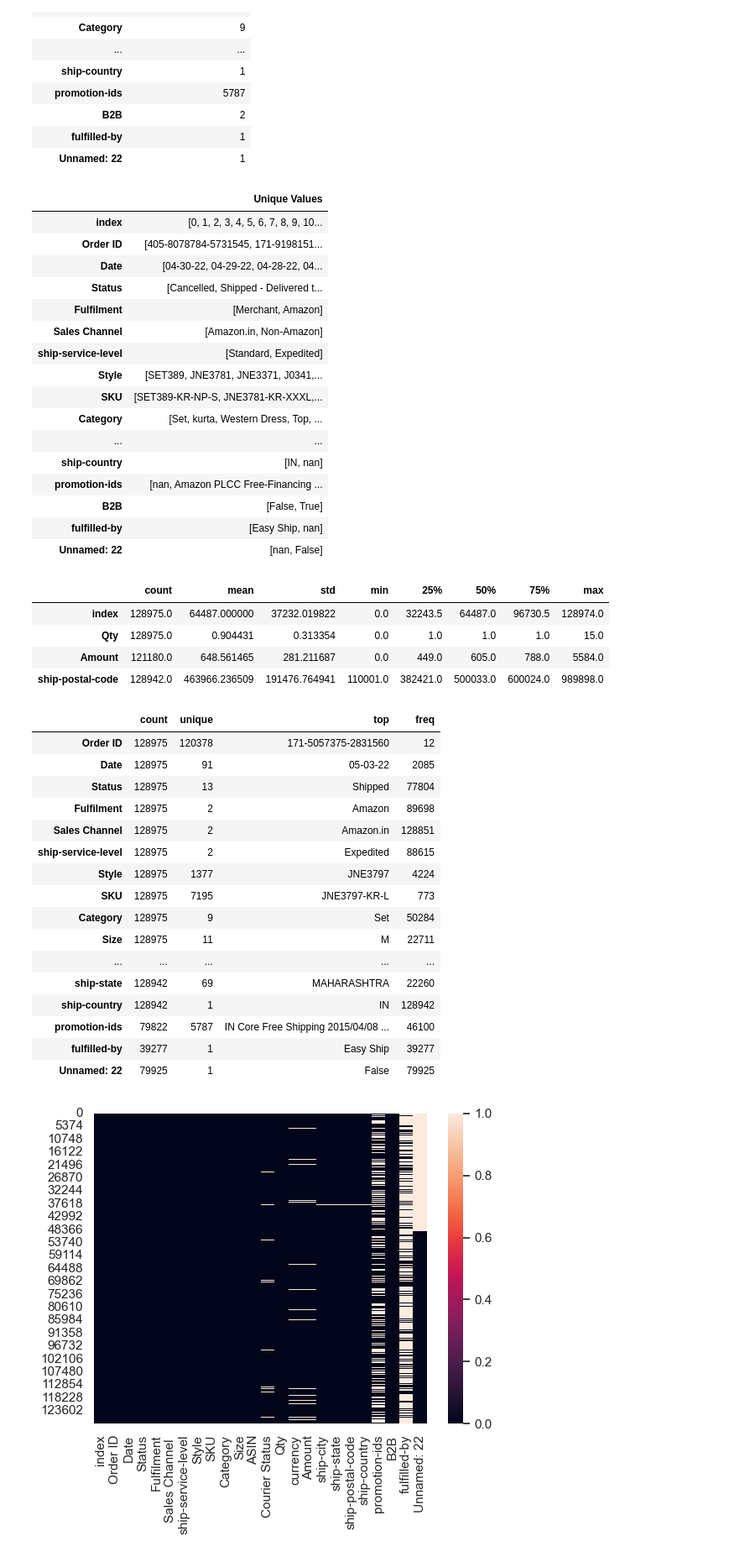
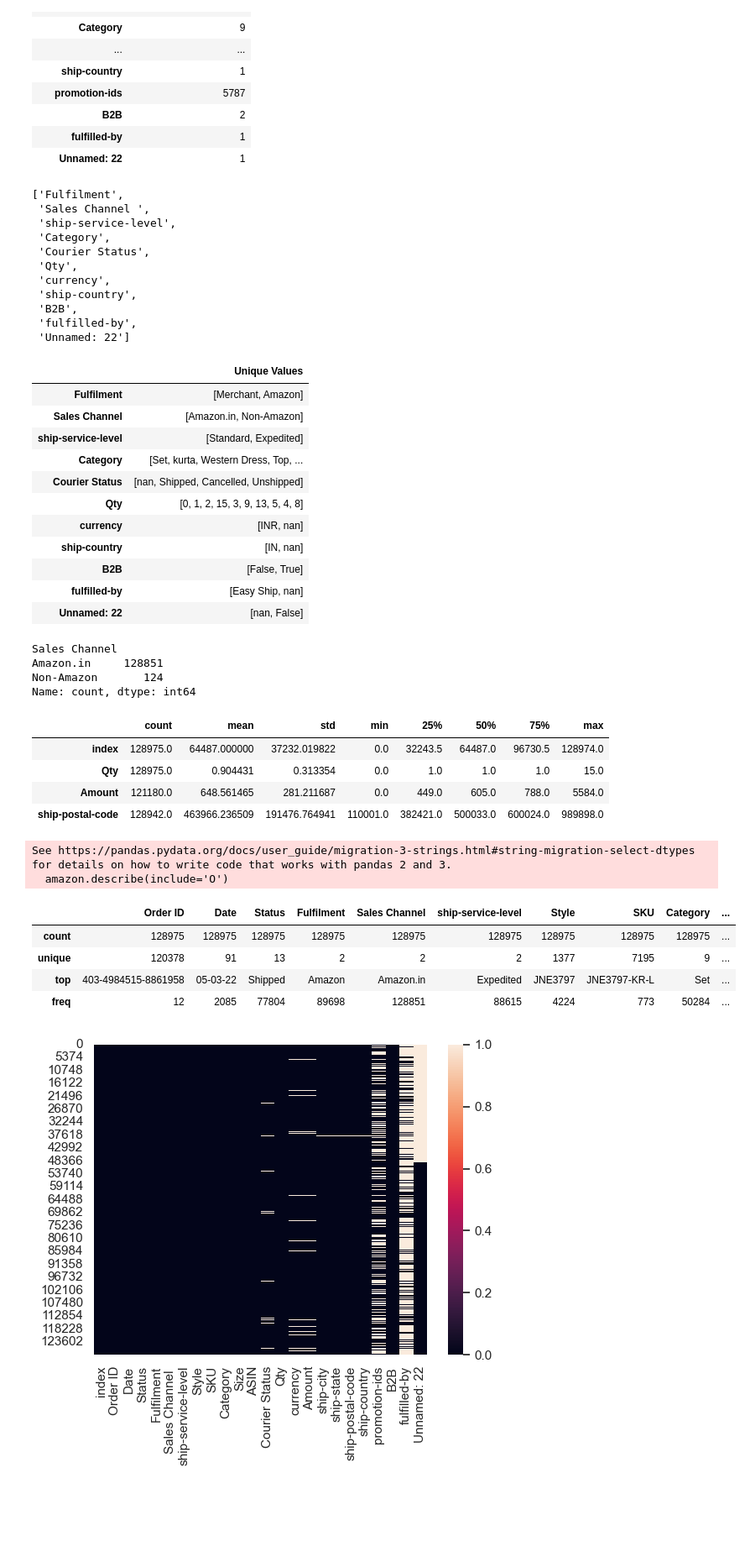
Before and after one commit to fhdaamir/DataScience-Sharpner, a Jupyter notebook: Analytics/EDA/AmazonDataSet-v1.ipynb, the cells around one changed output. Shown at 84% size. Saved outputs shown, nothing was run; the diff lists cells and outputs as text; code cells hidden in the pictures; blank space fills up the shorter version.

Commit message:
EDA Aggregated for Amazon Set

```diff
--- a/Analytics/EDA/AmazonDataSet-v1.ipynb
+++ b/Analytics/EDA/AmazonDataSet-v1.ipynb
@@ -60,23 +77,39 @@ amazon.nunique().to_frame(name='Count of unique values')
+# %%
+categorical_col
+# %% [output]
+['Fulfilment',
+ 'Sales Channel ',
+ 'ship-service-level',
+ 'Category',
+ 'Courier Status',
+ 'Qty',
+ 'currency',
+ 'ship-country',
+ 'B2B',
+ 'fulfilled-by',
+ 'Unnamed: 22']
 # %%
-amazon.apply(pd.unique).to_frame(name='Unique Values')
+amazon[categorical_col].apply(pd.unique).to_frame(name='Unique Values')
 # %% [output]
 |  | Unique Values |
-| index | [0, 1, 2, 3, 4, 5, 6, 7, 8, 9, 10... |
-| Order ID | [405-8078784-5731545, 171-9198151... |
-| Date | [04-30-22, 04-29-22, 04-28-22, 04... |
-| Status | [Cancelled, Shipped - Delivered t... |
 | Fulfilment | [Merchant, Amazon] |
 | Sales Channel | [Amazon.in, Non-Amazon] |
 | ship-service-level | [Standard, Expedited] |
-| Style | [SET389, JNE3781, JNE3371, J0341,... |
-| SKU | [SET389-KR-NP-S, JNE3781-KR-XXXL,... |
 | Category | [Set, kurta, Western Dress, Top, ... |
-| ... | ... |
+| Courier Status | [nan, Shipped, Cancelled, Unshipped] |
+| Qty | [0, 1, 2, 15, 3, 9, 13, 5, 4, 8] |
+| currency | [INR, nan] |
 | ship-country | [IN, nan] |
-| promotion-ids | [nan, Amazon PLCC Free-Financing ... |
 | B2B | [False, True] |
 | fulfilled-by | [Easy Ship, nan] |
 | Unnamed: 22 | [nan, False] |
+# %%
+amazon[categorical_col[1]].value_counts()
+# %% [output]
+Sales Channel
+Amazon.in     128851
+Non-Amazon       124
+Name: count, dtype: int64
 # %%
 amazon.describe().T
 # %% [output]
@@ -86,25 +119,15 @@ amazon.describe().T
 | Amount | 121180.0 | 648.561465 | 281.211687 | 0.0 | 449.0 | 605.0 | 788.0 | 5584.0 |
 | ship-postal-code | 128942.0 | 463966.236509 | 191476.764941 | 110001.0 | 382421.0 | 500033.0 | 600024.0 | 989898.0 |
 # %%
-amazon.describe(include='O').T
+amazon.describe(include='O')
 # %% [output]
+See https://pandas.pydata.org/docs/user_guide/migration-3-strings.html#string-migration-select-dtypes for details on how to write code that works with pandas 2 and 3.
+  amazon.describe(include='O')
-|  | count | unique | top | freq |
-| Order ID | 128975 | 120378 | 171-5057375-2831560 | 12 |
-| Date | 128975 | 91 | 05-03-22 | 2085 |
-| Status | 128975 | 13 | Shipped | 77804 |
-| Fulfilment | 128975 | 2 | Amazon | 89698 |
-| Sales Channel | 128975 | 2 | Amazon.in | 128851 |
-| ship-service-level | 128975 | 2 | Expedited | 88615 |
-| Style | 128975 | 1377 | JNE3797 | 4224 |
-| SKU | 128975 | 7195 | JNE3797-KR-L | 773 |
-| Category | 128975 | 9 | Set | 50284 |
-| Size | 128975 | 11 | M | 22711 |
-| ... | ... | ... | ... | ... |
-| ship-state | 128942 | 69 | MAHARASHTRA | 22260 |
-| ship-country | 128942 | 1 | IN | 128942 |
-| promotion-ids | 79822 | 5787 | IN Core Free Shipping 2015/04/08 ... | 46100 |
-| fulfilled-by | 39277 | 1 | Easy Ship | 39277 |
-| Unnamed: 22 | 79925 | 1 | False | 79925 |
+|  | Order ID | Date | Status | Fulfilment | Sales Channel | ship-service-level | Style | SKU | Category | ... |
+| count | 128975 | 128975 | 128975 | 128975 | 128975 | 128975 | 128975 | 128975 | 128975 | ... |
+| unique | 120378 | 91 | 13 | 2 | 2 | 2 | 1377 | 7195 | 9 | ... |
+| top | 403-4984515-8861958 | 05-03-22 | Shipped | Amazon | Amazon.in | Expedited | JNE3797 | JNE3797-KR-L | Set | ... |
+| freq | 12 | 2085 | 77804 | 89698 | 128851 | 88615 | 4224 | 773 | 50284 | ... |
 # %%
     sns.heatmap(amazon.isnull())
     plt.show()
```
Also changed, not shown: parts of 44 cells of this notebook.
